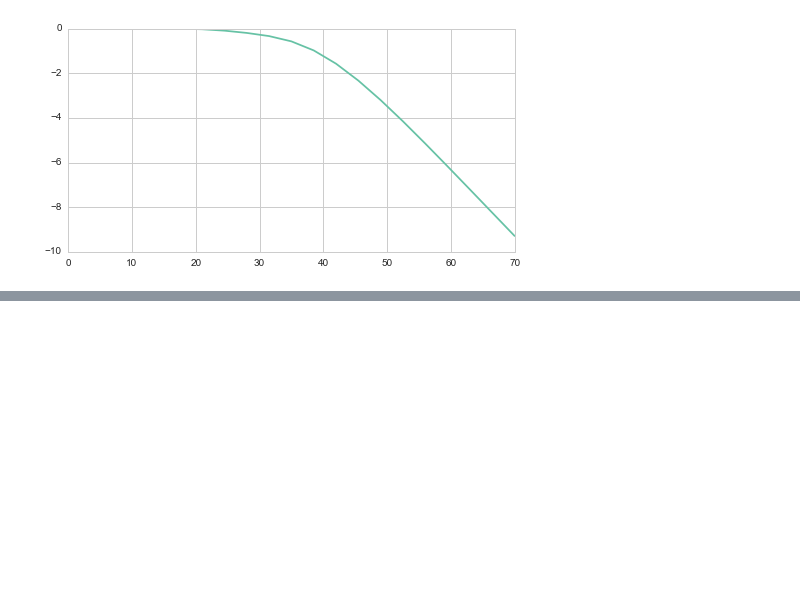
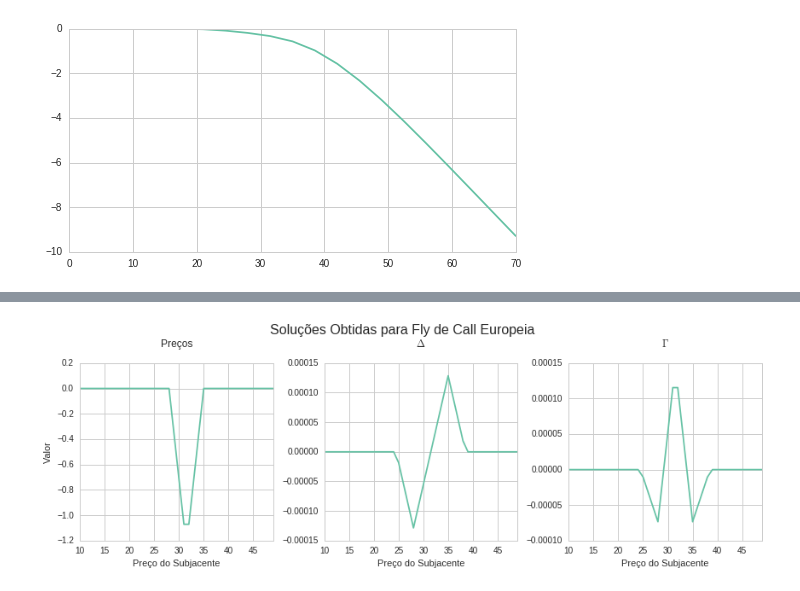
Before and after one commit to ucaiado/FiniteDifference_Pricing, a Jupyter notebook: tests.ipynb, the cells around one changed output, grey strips where cells are left out. Saved outputs shown, nothing was run; the diff lists cells and outputs as text; code cells hidden in the pictures; blank space fills up the shorter version.

```diff
--- a/tests.ipynb
+++ b/tests.ipynb
@@ -691,0 +724,15 @@ Wall time: 143 ms
+# %%
+d = {'f_volm': 0.25,
+     'f_volM': 0.40,
+     'f_intrate': 0.00,
+     's_ptype': 'C',
+     'l_strike': [29., 32., 35.],
+     'l_qty': [-0.5, 1., -0.5],
+     'f_expiration':1./3.,
+     'f_NAS': 20.}
+my_uvmoption = finite_difference.EuropianVanillaUvm(**d)
+# %%
+l_prices = np.arange(10., 50., 1.)
+my_uvmoption.plot_all_solutions(l_prices, 10e-6)
+# %% [output]
+[figure, added]
```
Also changed, not shown: parts of 54 cells of this notebook, 1 other file.
